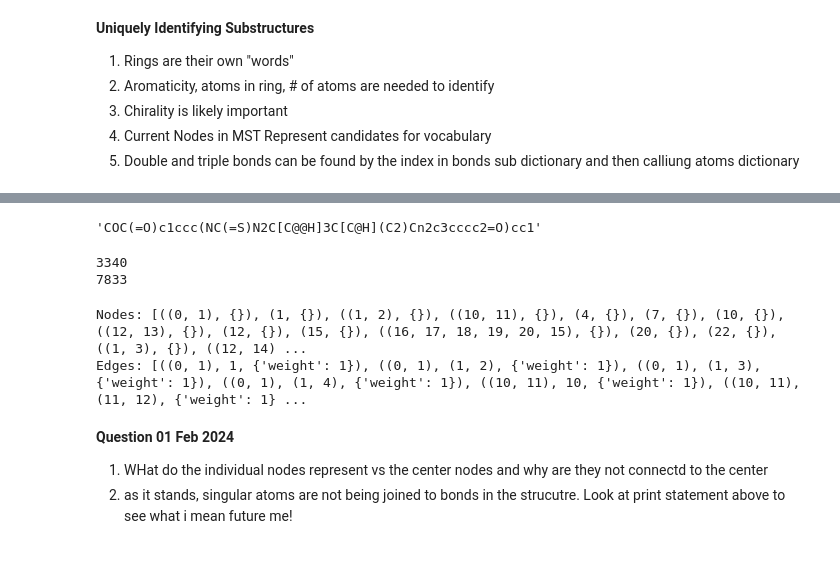
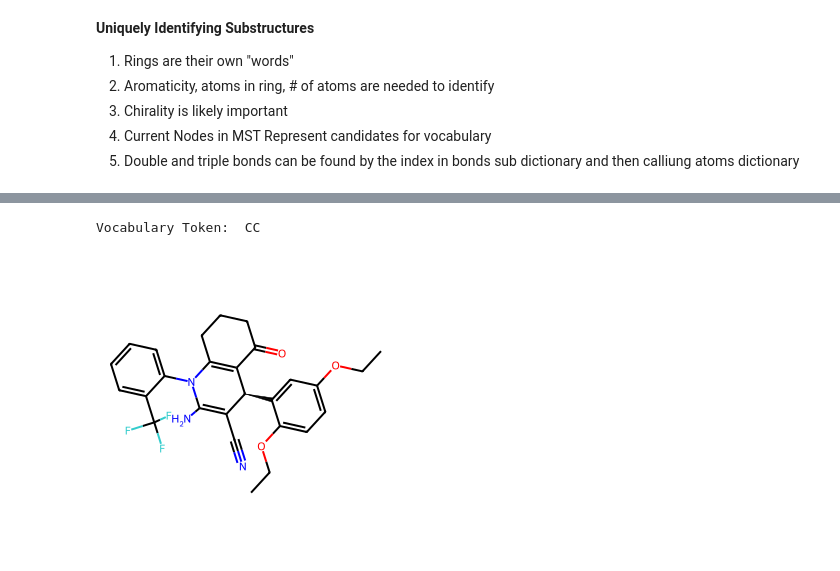
Before and after one commit to alexjimenez99/Junction-Tree-Chem, a Jupyter notebook: Junction Tree Variational Autoencoder.ipynb, the cells around one changed output, grey strips where cells are left out. Cells and saved outputs as stored; diff of their text form; code cells hidden in the pictures.

```diff
--- a/Junction Tree Variational Autoencoder.ipynb
+++ b/Junction Tree Variational Autoencoder.ipynb
@@ -485,10 +559,0 @@ token_dictionary, unique_vocab = build_unique_vocabulary(vocabulary, zinc_data)
-# %%
-from rdkit.Chem import Draw
-
-# Convert the SMILES string to an RDKit molecule object
-molecule = Chem.MolFromSmiles(zinc_data['smiles'][3340])
-[print(list(atom)) for atom in Chem.GetSymmSSSR(molecule)]
-# Draw the moleculex
-
-
-Draw.MolToImage(molecule)
@@ -501,4 +559,0 @@ Draw.MolToImage(molecule)
-# %%
-zinc_data['smiles'][3340]
-# %% [output]
-'COC(=O)c1ccc(NC(=S)N2C[C@@H]3C[C@H](C2)Cn2c3cccc2=O)cc1'
@@ -507,24 +560,46 @@ token_dictionary[3340]
-# %%
-for index in token_dictionary:
-  try:
-    index_found = token_dictionary[index].index(267)
-    print(index)
-  except ValueError:
-    pass
-# %% [output]
-3340
-7833
-# %%
-print("Nodes:", junction_tree[0].nodes(data=True))
-print("Edges:", junction_tree[0].edges(data=True))
-# %% [output]
-Nodes: [((0, 1), {}), (1, {}), ((1, 2), {}), ((10, 11), {}), (4, {}), (7, {}), (10, {}), ((12, 13), {}), (12, {}), (15, {}), ((16, 17, 18, 19, 20, 15), {}), (20, {}), (22, {}), ((1, 3), {}), ((12, 14) ...
-Edges: [((0, 1), 1, {'weight': 1}), ((0, 1), (1, 2), {'weight': 1}), ((0, 1), (1, 3), {'weight': 1}), ((0, 1), (1, 4), {'weight': 1}), ((10, 11), 10, {'weight': 1}), ((10, 11), (11, 12), {'weight': 1} ...
-# %% [markdown]
-
-**Question 01 Feb 2024**
-1. WHat do the individual nodes represent vs the center nodes and why are they not connectd to the center
-2. as it stands, singular atoms are not being joined to bonds in the strucutre. Look at print statement above to see what i mean future me!
+# %%
+from rdkit.Chem import Draw
+
+def validate_preprocess(unique_vocab, vocab_index = 259, choose_index = None):
+
+  '''
+  This function draws the molecular structure of any molecule containing
+  the desired unique_vocab instance for visual validation of joining rings
+  for the preprocessing of nodes in the junction tree algorithm earlier
+
+  Paramters:
+    unique_vocab:
+    vocab_index:
+
+  '''
+  flipped_vocab = {value: key for key, value in unique_vocab.items()}
+
+  if not choose_index:
+    found_indexes = []
+    for index in token_dictionary:
+      try:
+        index_found = token_dictionary[index].index(vocab_index)
+        found_indexes.append(index)
+      except ValueError:
+        pass
+  else:
+    found_indexes = [choose_index]
+
+  # Convert the SMILES string to an RDKit molecule object
+  molecules = [Chem.MolFromSmiles(zinc_data['smiles'][index]) for index in found_indexes]
+
+  # [print(list(atom)) for atom in Chem.GetSymmSSSR(molecule)]
+  # Draw the molecules
+  print('Vocabulary Token: ', flipped_vocab[vocab_index])
+
+
+  return Draw.MolToImage(molecules[0])
+
+
+validate_preprocess(unique_vocab, vocab_index = 0, choose_index = 10)
+# %% [output]
+Vocabulary Token:  CC
+[figure, added]
 # %%
 def plot_junction_tree(junction_tree, random_var = False, n_trees = 10, start_index = 0):
   # Draw the graph
```
Also changed, not shown: parts of 19 cells of this notebook.
